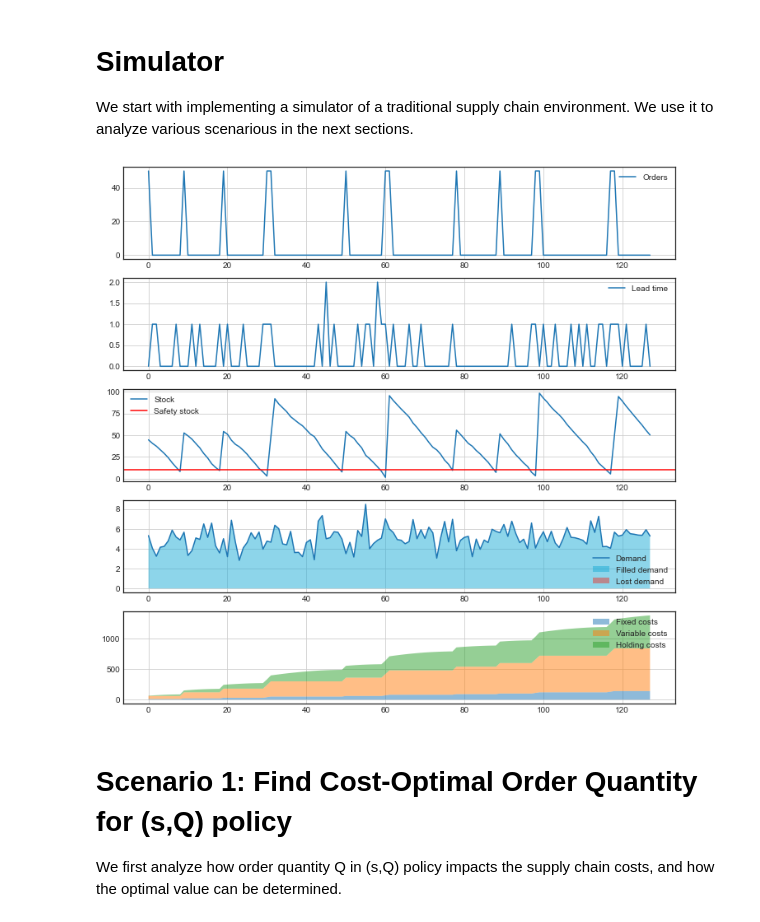
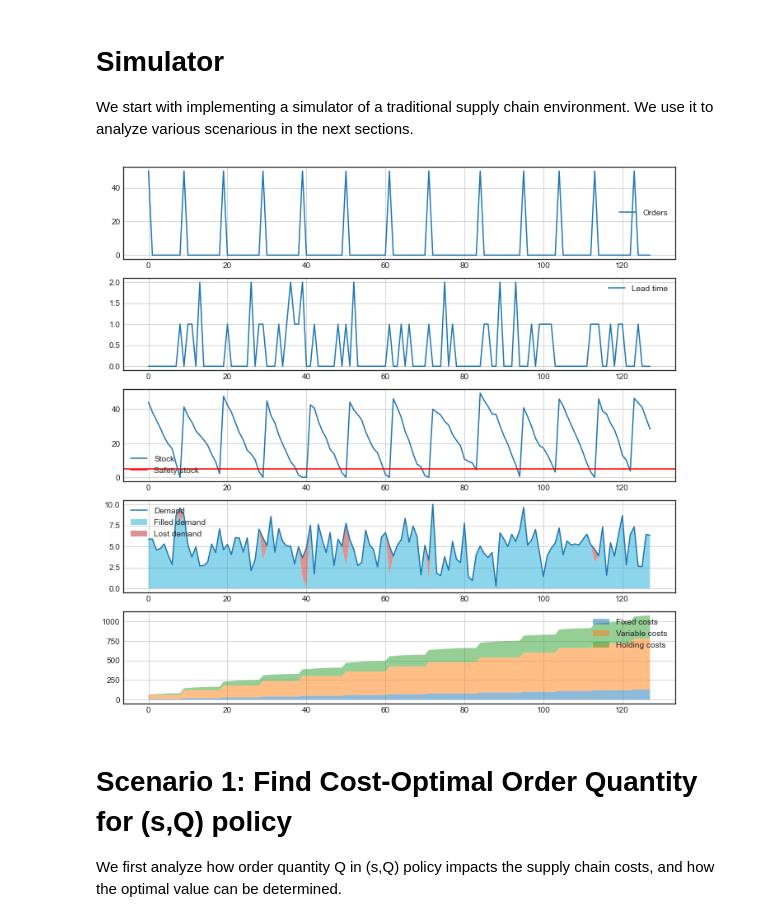
Before and after one commit to ikatsov/tensor-house, a Jupyter notebook: supply-chain/single-echelon-sQ-RS.ipynb, the cells around one changed output. Cells and saved outputs as stored; diff of their text form; code cells hidden in the pictures.

```diff
--- a/supply-chain/single-echelon-sQ-RS.ipynb
+++ b/supply-chain/single-echelon-sQ-RS.ipynb
@@ -38,7 +38,7 @@ class NormalGenerator(Generator):
     def next(self):
         return np.random.normal(self.mu, self.sigma, 1)[0]
 
-class HalfNormalGenerator(Generator):
+class FoldedNormalGenerator(Generator):
     def __init__(self, mu, sigma):
         self.mu = mu
         self.sigma = sigma
@@ -124,7 +124,7 @@ class SupplyChain:
     def get_intransit(self):
         in_transit = 0
         for i in range(self.t):
-            if self.t < i + self.lead_times[i]:
+            if self.t <= i + self.lead_times[i]:
                 in_transit += self.orders[i]
         return in_transit
 
@@ -187,36 +187,36 @@ def plot_supply_chain(supply_chain):
     ax[3].plot(x, supply_chain.demand, label='Demand')
     ax[3].fill_between(x, np.zeros(len(x)), supply_chain._filled_demand, facecolor="#1DACD6", alpha=.5, label='Filled demand')
     ax[3].fill_between(x, supply_chain._filled_demand, supply_chain.demand, facecolor="#CC6666", alpha=.7, label='Lost demand')
 
     fc = np.cumsum(supply_chain._fixed_tx_costs)
     vc = np.cumsum(supply_chain._variable_tx_costs)
     hc = np.cumsum(supply_chain._holding_costs)
     ax[4].fill_between(x, np.zeros(len(x)), fc, alpha=0.5, label='Fixed costs')
     ax[4].fill_between(x, fc, fc + vc, alpha=0.5, label='Variable costs')
     ax[4].fill_between(x, fc + vc, fc + vc + hc, alpha=0.5, label='Holding costs')
 
     for axi in ax:
         axi.grid(True)
         axi.legend()
 
 ##########################################################################
 
 config = {
     'fixed_transaction_cost': 10,
     'variable_transaction_cost': 1,
     'holding_cost': 0.1,
-    'demand_generator': HalfNormalGenerator(5, 1),
+    'demand_generator': HalfNormalGenerator(5, 2),
     'lead_time_generator': HalfNormalGenerator(0, 1),
-    'policy': sQInventoryPolicy(10, 50)
+    'policy': sQInventoryPolicy(5, 50)
 }
 
 simulator = SupplyChain(config)
 for t in range(128):
     simulator.act()
 
 plot_supply_chain(simulator)
 # %% [output]
-[figure, old version]
+[figure, new version]
 # %%
 #
 # Helper functions for performance metrics calculation based on the simulation traces
```
Also changed, not shown: parts of 11 cells of this notebook, 3 other files.
